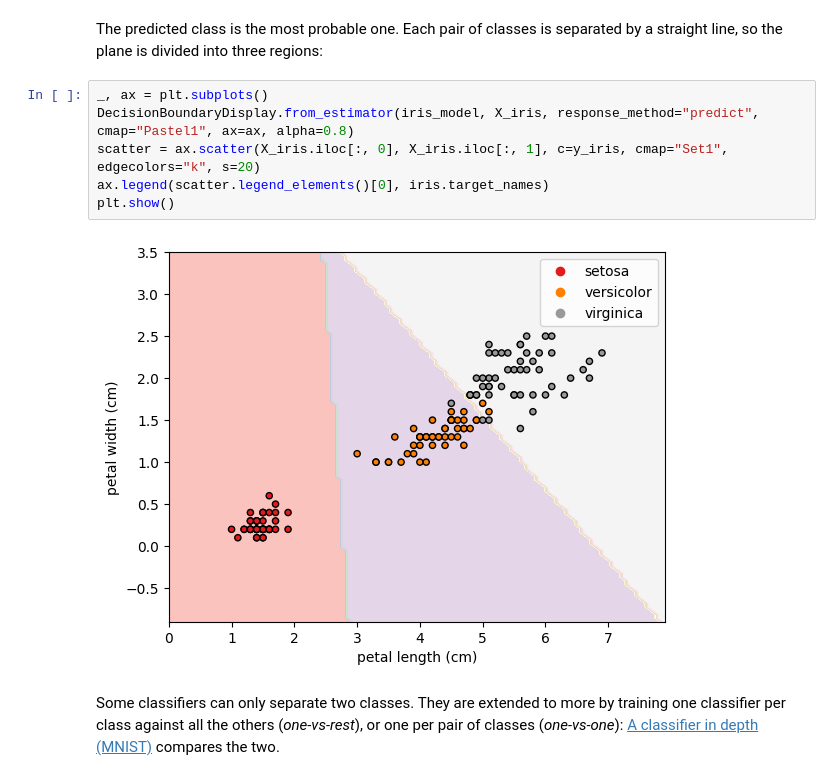
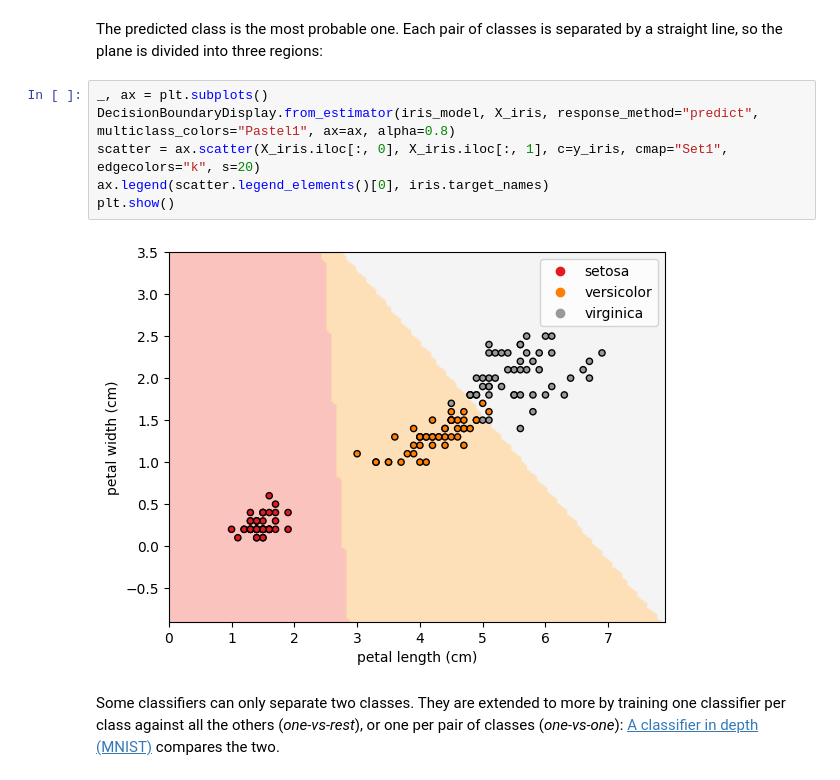
Before and after one commit to avidaldo/ai, a Jupyter notebook: saa/supervised-learning/algorithms/linear-models/logistic_regression.ipynb, the cells around one changed output. Saved outputs shown, nothing was run; the diff lists cells and outputs as text.

```diff
--- a/saa/supervised-learning/algorithms/linear-models/logistic_regression.ipynb
+++ b/saa/supervised-learning/algorithms/linear-models/logistic_regression.ipynb
@@ -262,12 +262,12 @@ This flower lies on the border between two species: about 0.47 versicolor agains
 The predicted class is the most probable one. Each pair of classes is separated by a straight line, so the plane is divided into three regions:
 # %%
 _, ax = plt.subplots()
-DecisionBoundaryDisplay.from_estimator(iris_model, X_iris, response_method="predict", cmap="Pastel1", ax=ax, alpha=0.8)
+DecisionBoundaryDisplay.from_estimator(iris_model, X_iris, response_method="predict", multiclass_colors="Pastel1", ax=ax, alpha=0.8)
 scatter = ax.scatter(X_iris.iloc[:, 0], X_iris.iloc[:, 1], c=y_iris, cmap="Set1", edgecolors="k", s=20)
 ax.legend(scatter.legend_elements()[0], iris.target_names)
 plt.show()
 # %% [output]
-[figure, old version]
+[figure, new version]
 # %% [markdown]
 Some classifiers can only separate two classes. They are extended to more by training one classifier per class against all the others (*one-vs-rest*), or one per pair of classes (*one-vs-one*): [A classifier in depth (MNIST)](../../evaluation/deep-dives/mnist_classifier_in_depth.ipynb) compares the two.
 # %% [markdown]
```
Also changed, not shown: 21 other files.
